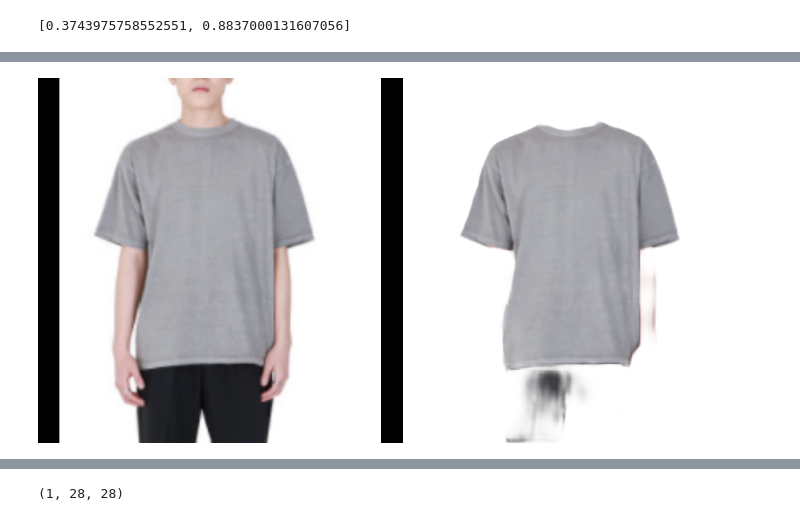
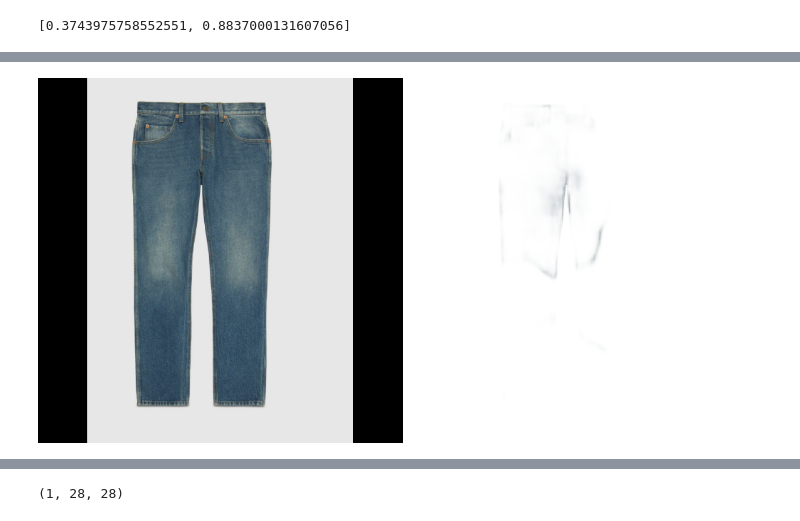
Before and after one commit to wlghsp/fAIshion_P, a Jupyter notebook: 재증/의상추천시스템프로젝트.ipynb, the cells around one changed output, grey strips where cells are left out. Drawn from its saved outputs; the diff is of its cells as text; code cells hidden in the pictures.

```diff
--- a/재증/의상추천시스템프로젝트.ipynb
+++ b/재증/의상추천시스템프로젝트.ipynb
@@ -27,0 +72,11 @@ Downloading data from https://storage.googleapis.com/tensorflow/tf-keras-dataset
+# %%
+# 센달 인덱스 접근... 5
+test_y = np.where(test_Y == 5)
+test_idx = []
+for test_y_list in test_y:
+    # print(test_y_list)
+    for idx in test_y_list:
+        # print(idx)
+        test_idx.append(idx)
+print(test_idx)
+# # np.delete(test_X, test_idx)
@@ -27,0 +85,7 @@ Downloading data from https://storage.googleapis.com/tensorflow/tf-keras-dataset
+# %%
+train_y = np.where(train_Y == 5)
+train_idx = []
+for train_y_list in train_y:
+    for idx in train_y_list:
+        train_idx.append(idx)
+print(train_idx)
@@ -27,0 +94,5 @@ Downloading data from https://storage.googleapis.com/tensorflow/tf-keras-dataset
+# %%
+# test_Y 값에서 5인 값들 삭제 성공.
+test_Y = np.delete(test_Y, test_idx)
+train_Y = np.delete(train_Y, train_idx)
+test_Y.shape, train_Y.shape
@@ -27,0 +101,4 @@ Downloading data from https://storage.googleapis.com/tensorflow/tf-keras-dataset
+# %%
+# 인덱스 번호를 가지고... test_X에 해당하는 인덱스 값 삭제..
+test_X = np.delete(test_X, test_X[test_idx])
+train_X = np.delete(train_X, train_X[train_idx])
@@ -192,7 +248,7 @@ config.gpu_options.allow_growth = True
 session = InteractiveSession(config=config)
 
 # 이미지를 계속해서 바꿔바며 할수 있는 방법을 생각해야함 요기 f는 경로 입력.
-f = '/content/반팔티예시.png'
+f = '/content/청바지1.jpg'
 # 훈련된 모델 가지고 오는 경로 설정.
 saved = load_model("/content/drive/My Drive/Colab Notebooks/데이터/topwears.h5")
 
@@ -204,11 +260,12 @@ class fashion_tools(object):
 
     def get_dress(self,stack=False):
         """limited to top wear and full body dresses (wild and studio working)"""
-        """takes input rgb----> return PNG"""
+        """takes input rgb ----> return PNG"""
 
         name =  self.imageid
         file = cv2.imread(name)
         print(file.shape)
+
         # b,g,r= cv2.split(file)
         # file = cv2.merge([b,g,r])
 
@@ -255,8 +312,8 @@ WARNING:tensorflow:6 out of the last 7 calls to <function Model.make_predict_fun
 ########################################
 VERSION : 1.1
  Interesting tools to be added to the workflow pipe!!!
 ########################################
-[figure, old version]
+[figure, new version]
 # %%
 # 이미지 자르고, 투명값 검정배경 입혀주기.
 
```
Also changed, not shown: parts of 21 cells of this notebook.
